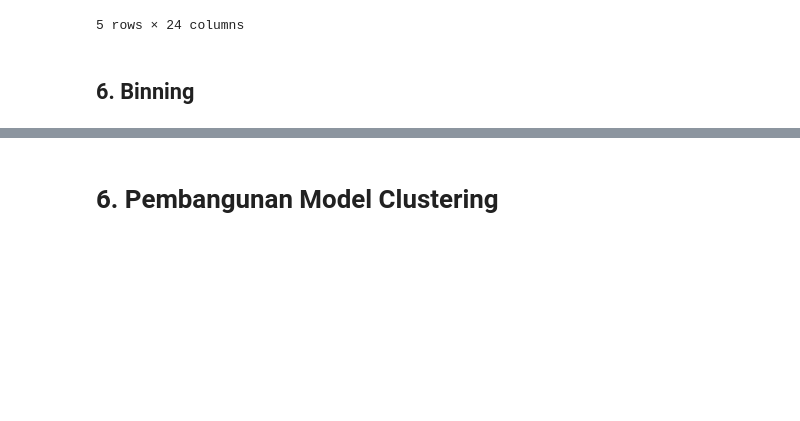
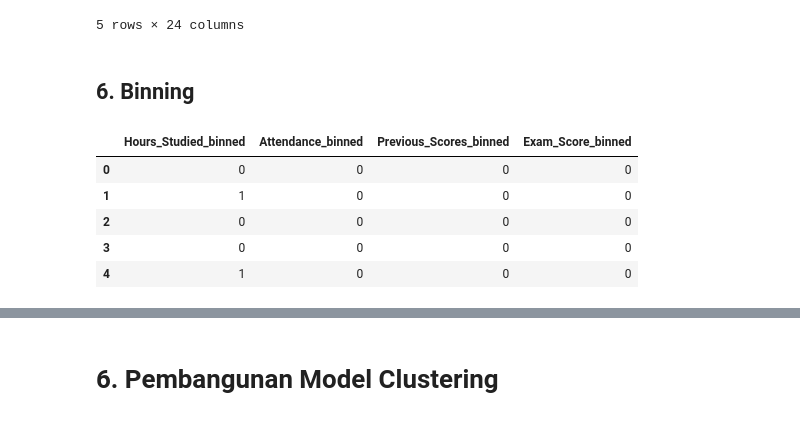
Before and after one commit to NauvalGymnasti/StudentPerformanceML, a Jupyter notebook: [Clustering]_Submission_Akhir_BMLP_Nauval_Gymnasti(Updated).ipynb, the cells around one changed output, grey strips where cells are left out. Cells and saved outputs as stored; diff of their text form; code cells hidden in the pictures; blank space fills up the shorter version.

```diff
--- a/[Clustering]_Submission_Akhir_BMLP_Nauval_Gymnasti(Updated).ipynb
+++ b/[Clustering]_Submission_Akhir_BMLP_Nauval_Gymnasti(Updated).ipynb
@@ -726,3 +702,50 @@ df.head()
 5 rows × 24 columns
 # %% [markdown]
 ## 6. Binning
+# %%
+# Definisi fungsi binning
+def apply_binning(df, column, bins, labels):
+    df[column + "_binned"] = pd.cut(df[column], bins=bins, labels=labels, include_lowest=True)
+    return df
+
+# Konfigurasi binning
+binning_config = {
+    "Hours_Studied": {
+        "bins": [0, 10, 20, 30, 40, 50],
+        "labels": ["Very Low", "Low", "Medium", "High", "Very High"]
+    },
+    "Attendance": {
+        "bins": [60, 70, 80, 90, 100],
+        "labels": ["Poor", "Fair", "Good", "Excellent"]
+    },
+    "Previous_Scores": {
+        "bins": [50, 65, 80, 95, 110],
+        "labels": ["Low", "Average", "Good", "Excellent"]
+    },
+    "Exam_Score": {
+        "bins": [55, 65, 75, 85, 101],
+        "labels": ["Below Average", "Average", "Good", "Excellent"]
+    }
+}
+
+# Terapkan binning ke dataset
+df_binned = df.copy()
+for col, config in binning_config.items():
+    df_binned = apply_binning(df_binned, col, config["bins"], config["labels"])
+
+# Konversi hasil binning ke bentuk numerik dengan Label Encoding
+label_encoders = {}
+for col in binning_config.keys():
+    le = LabelEncoder()
+    df_binned[col + "_binned"] = le.fit_transform(df_binned[col + "_binned"])
+    label_encoders[col] = le
+
+# Tampilkan hasil binning secara efisien
+df_binned[[col + "_binned" for col in binning_config.keys()]].head()
+# %% [output]
+|  | Hours_Studied_binned | Attendance_binned | Previous_Scores_binned | Exam_Score_binned |
+| 0 | 0 | 0 | 0 | 0 |
+| 1 | 1 | 0 | 0 | 0 |
+| 2 | 0 | 0 | 0 | 0 |
+| 3 | 0 | 0 | 0 | 0 |
+| 4 | 1 | 0 | 0 | 0 |
```
Also changed, not shown: parts of 7 cells of this notebook.
